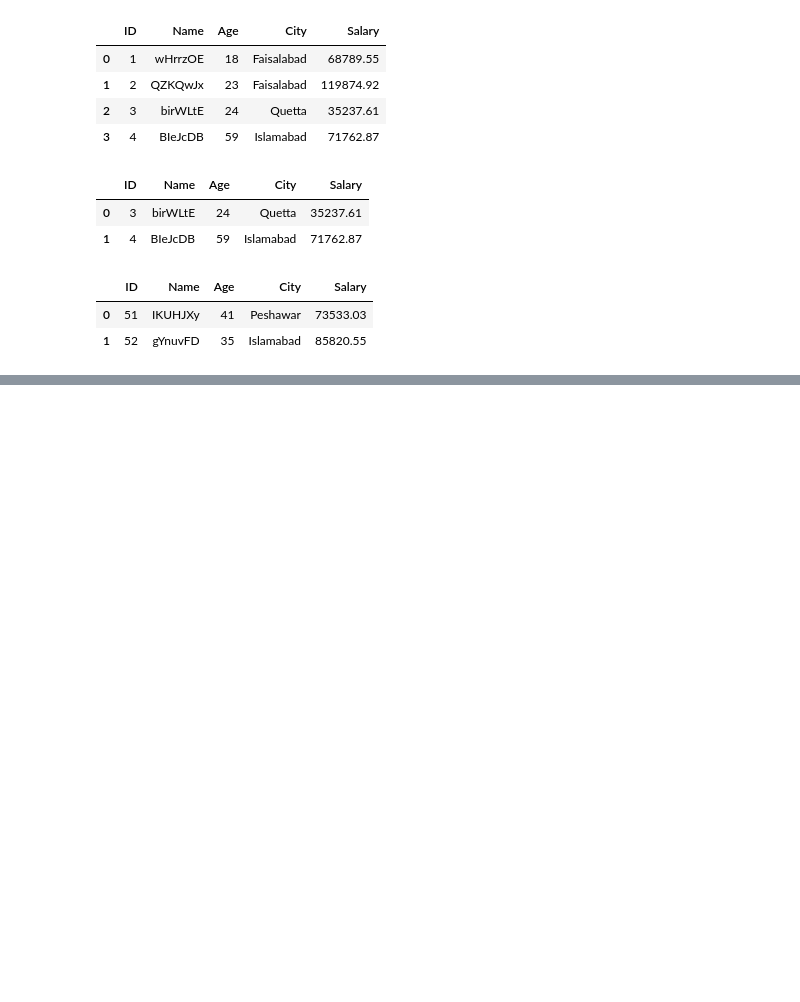
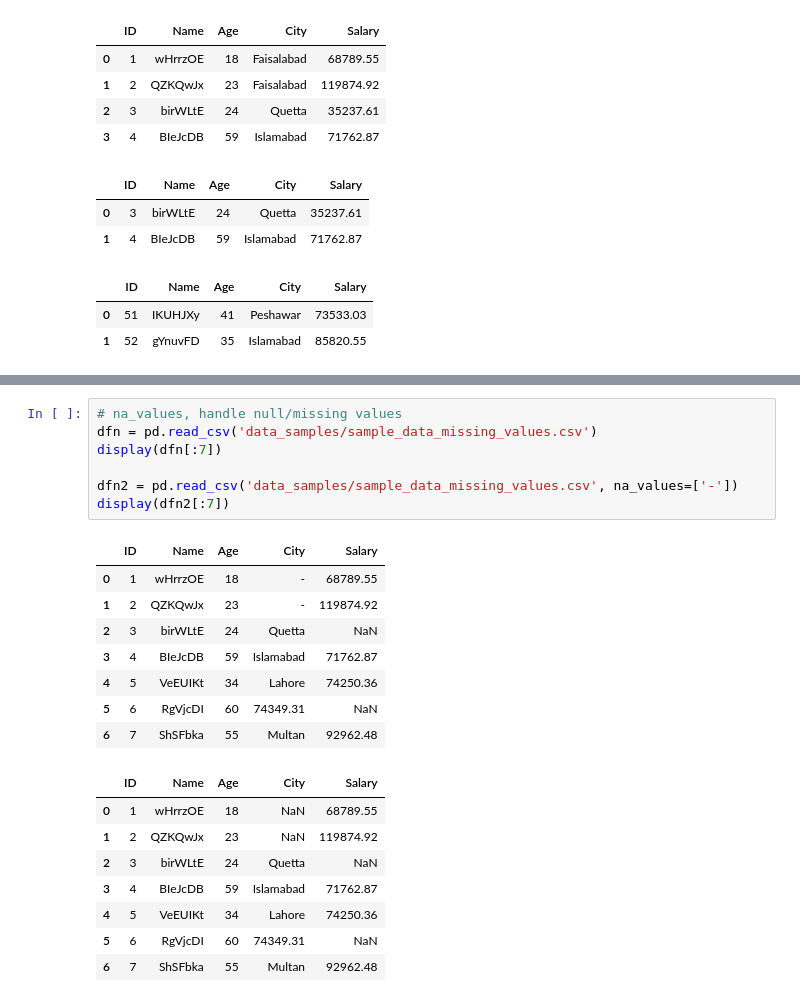
Before and after one commit to sehrishnoreen31/machine-learning, a Jupyter notebook: 02_working_with_csv.ipynb, the cells around one changed output, grey strips where cells are left out. Saved outputs shown, nothing was run; the diff lists cells and outputs as text; blank space fills up the shorter version.

Commit message:
csv data loading

```diff
--- a/02_working_with_csv.ipynb
+++ b/02_working_with_csv.ipynb
@@ -97,0 +200,24 @@ display(dfk[:2])
+# %%
+# na_values, handle null/missing values
+dfn = pd.read_csv('data_samples/sample_data_missing_values.csv')
+display(dfn[:7])
+
+dfn2 = pd.read_csv('data_samples/sample_data_missing_values.csv', na_values=['-'])
+display(dfn2[:7])
+# %% [output]
+|  | ID | Name | Age | City | Salary |
+| 0 | 1 | wHrrzOE | 18 | - | 68789.55 |
+| 1 | 2 | QZKQwJx | 23 | - | 119874.92 |
+| 2 | 3 | birWLtE | 24 | Quetta | NaN |
+| 3 | 4 | BIeJcDB | 59 | Islamabad | 71762.87 |
+| 4 | 5 | VeEUIKt | 34 | Lahore | 74250.36 |
+| 5 | 6 | RgVjcDI | 60 | 74349.31 | NaN |
+| 6 | 7 | ShSFbka | 55 | Multan | 92962.48 |
+|  | ID | Name | Age | City | Salary |
+| 0 | 1 | wHrrzOE | 18 | NaN | 68789.55 |
+| 1 | 2 | QZKQwJx | 23 | NaN | 119874.92 |
+| 2 | 3 | birWLtE | 24 | Quetta | NaN |
+| 3 | 4 | BIeJcDB | 59 | Islamabad | 71762.87 |
+| 4 | 5 | VeEUIKt | 34 | Lahore | 74250.36 |
+| 5 | 6 | RgVjcDI | 60 | 74349.31 | NaN |
+| 6 | 7 | ShSFbka | 55 | Multan | 92962.48 |
```
Also changed, not shown: parts of 6 cells of this notebook, 3 other files.
